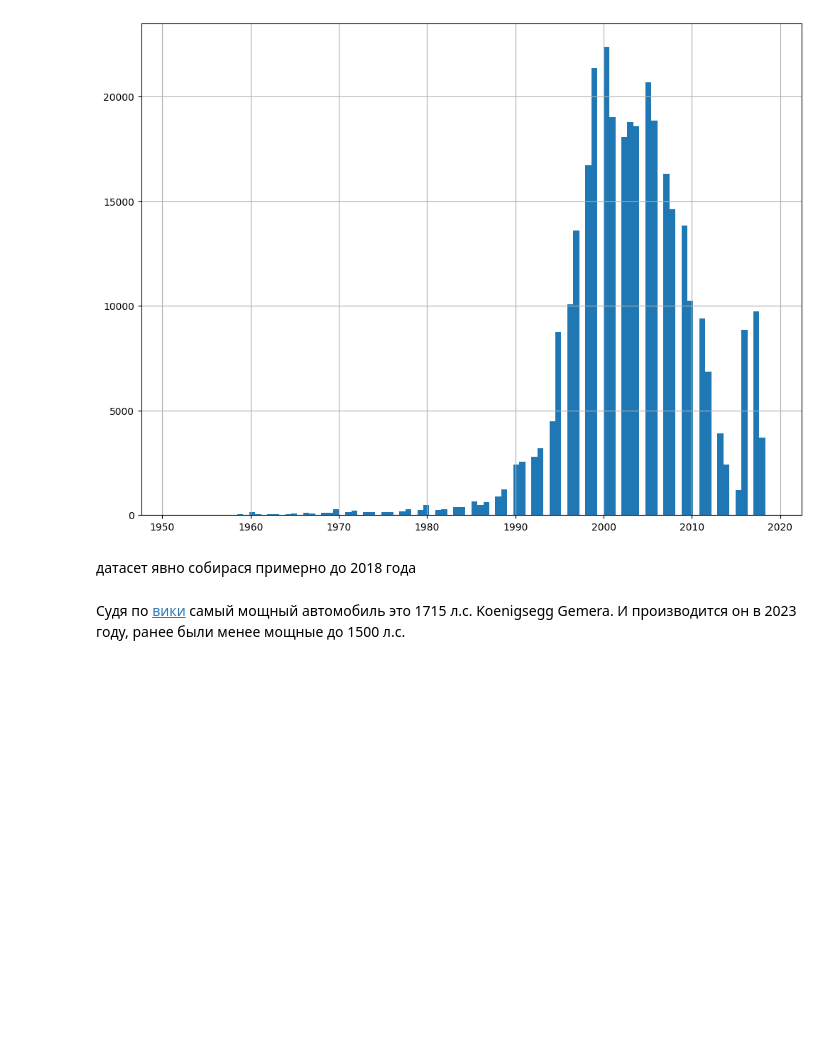
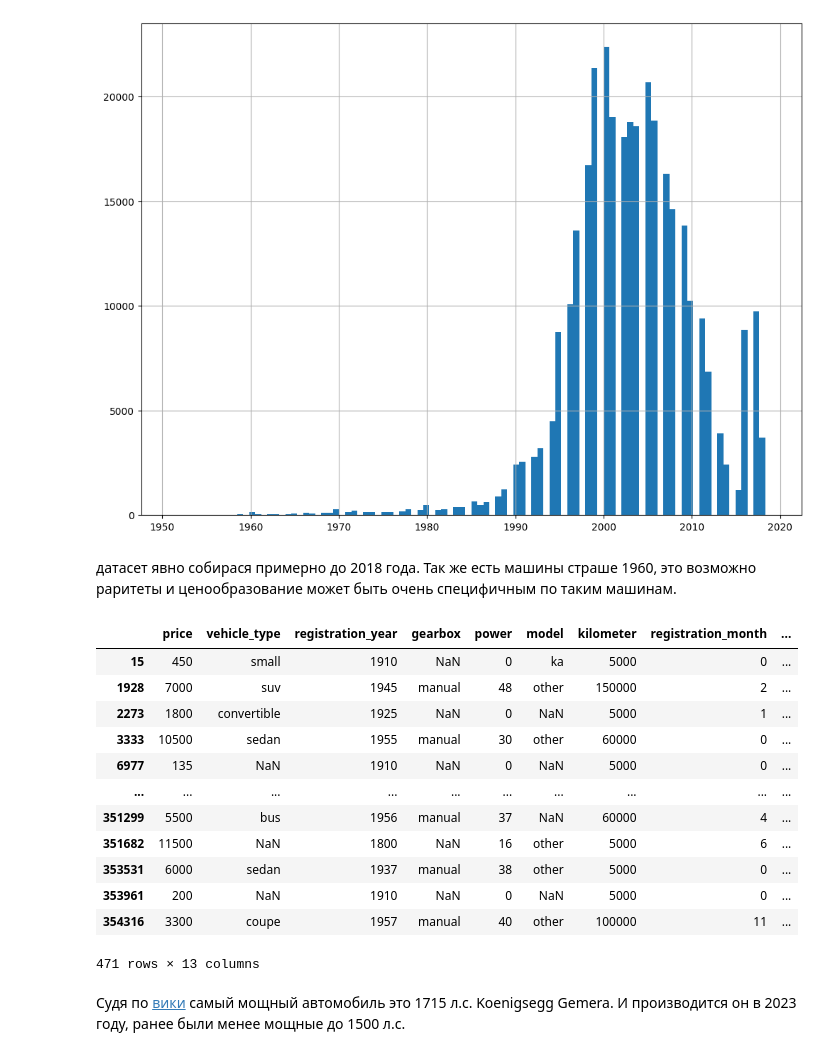
Before and after one commit to olipalol/YP_ml_learning, a Jupyter notebook: numerical_methods.ipynb, the cells around one changed output. Cells and saved outputs as stored; diff of their text form; code cells hidden in the pictures; blank space fills up the shorter version.

```diff
--- a/numerical_methods.ipynb
+++ b/numerical_methods.ipynb
@@ -483,6 +528,6 @@ df.query('Price > 0 & Price < 1000')['Price'].hist(bins=100, figsize=(12,9))
 # удалим из df объявления с ценой 0 Евро
 df_filtred = df.copy()
 print('До удаления 0 цен', df_filtred.shape)
-df_filtred = df_filtred.query('Price > 0')
+df_filtred = df_filtred.query('price > 0')
 print('После удаления 0 цен', df_filtred.shape)
 # %% [output]
@@ -503,6 +541,22 @@ df_filtred.query('RegistrationYear > 1950 & RegistrationYear <= 2030')['Registra
 # %% [output]
 <Axes: >
 [figure]
-# %% [markdown]
-датасет явно собирася примерно до 2018 года
+# %% [markdown]
+датасет явно собирася примерно до 2018 года. Так же есть машины страше 1960, это возможно раритеты и ценообразование может быть очень специфичным по таким машинам.
+# %%
+df_filtred.query('registration_year <= 1960')
+# %% [output]
+|  | price | vehicle_type | registration_year | gearbox | power | model | kilometer | registration_month | ... |
+| 15 | 450 | small | 1910 | NaN | 0 | ka | 5000 | 0 | ... |
+| 1928 | 7000 | suv | 1945 | manual | 48 | other | 150000 | 2 | ... |
+| 2273 | 1800 | convertible | 1925 | NaN | 0 | NaN | 5000 | 1 | ... |
+| 3333 | 10500 | sedan | 1955 | manual | 30 | other | 60000 | 0 | ... |
+| 6977 | 135 | NaN | 1910 | NaN | 0 | NaN | 5000 | 0 | ... |
+| ... | ... | ... | ... | ... | ... | ... | ... | ... | ... |
+| 351299 | 5500 | bus | 1956 | manual | 37 | NaN | 60000 | 4 | ... |
+| 351682 | 11500 | NaN | 1800 | NaN | 16 | other | 5000 | 6 | ... |
+| 353531 | 6000 | sedan | 1937 | manual | 38 | other | 5000 | 0 | ... |
+| 353961 | 200 | NaN | 1910 | NaN | 0 | NaN | 5000 | 0 | ... |
+| 354316 | 3300 | coupe | 1957 | manual | 40 | other | 100000 | 11 | ... |
+471 rows × 13 columns
 # %%
```
Also changed, not shown: parts of 53 cells of this notebook.
